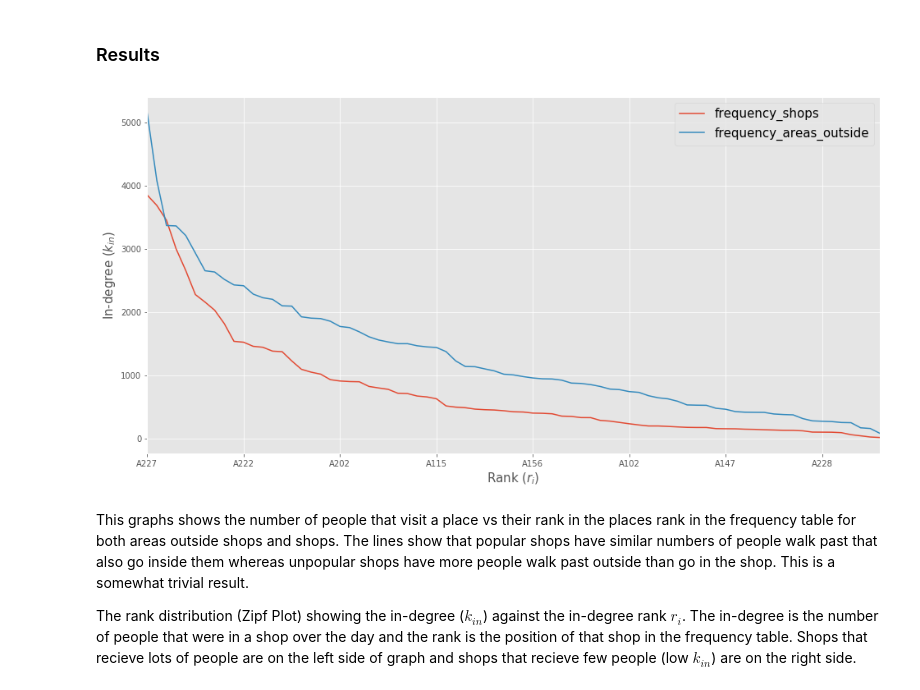
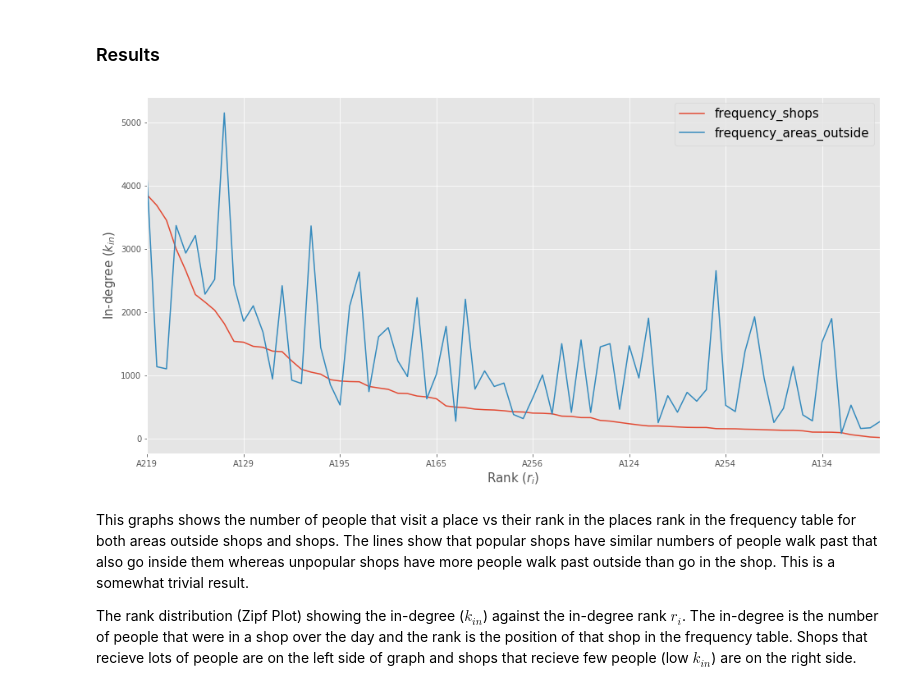
Before and after one commit to Beaulieu318/msci-complexity-project, a Jupyter notebook: msci/analysis/notebooks/bsc_networks_analysis.ipynb, the cells around one changed output. Saved outputs shown, nothing was run; the diff lists cells and outputs as text; code cells hidden in the pictures.

```diff
--- a/msci/analysis/notebooks/bsc_networks_analysis.ipynb
+++ b/msci/analysis/notebooks/bsc_networks_analysis.ipynb
@@ -167,13 +167,13 @@ shop_area_df = calculate_shop_area_df(shops_area_dict)
 # %%
 fig, ax = plt.subplots(nrows=1, ncols=1, figsize=(16, 8))
 shop_area_df.sort_values('frequency_shops', ascending=False).plot('shops', 'frequency_shops', ax=ax)
-shop_area_df.sort_values('frequency_areas_outside', ascending=False).plot('areas_outside', 'frequency_areas_outside', ax=ax)
+shop_area_df.sort_values('frequency_shops', ascending=False).plot('areas_outside', 'frequency_areas_outside', ax=ax)
 
 ax.set_xlabel('Rank ($r_{i}$)', fontsize=15)
 ax.set_ylabel('In-degree ($k_{in}$)', fontsize=15);
 ax.legend(loc='best', fontsize=15);
 # %% [output]
-[figure, old version]
+[figure, new version]
 # %% [markdown]
 This graphs shows the number of people that visit a place vs their rank in the places rank in the frequency table for both areas outside shops and shops. The lines show that popular shops have similar numbers of people walk past that also go inside them whereas unpopular shops have more people walk past outside than go in the shop. This is a somewhat trivial result.
 
```
Also changed, not shown: parts of 5 cells of this notebook, 9 other files.
